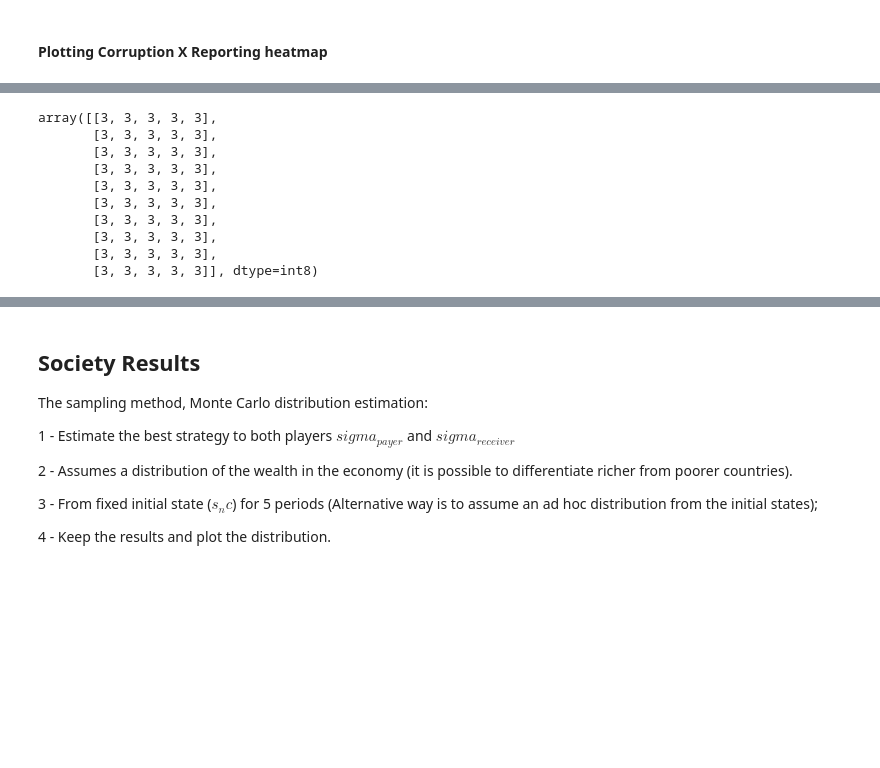
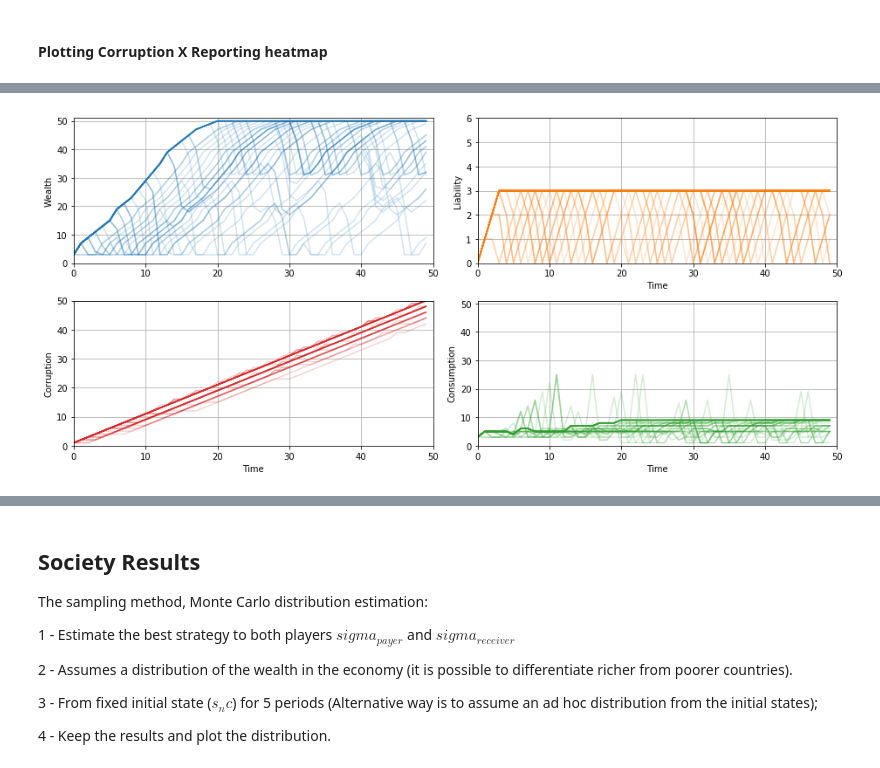
Before and after one commit to caxaxa/Corruption_Game, a Jupyter notebook: Corruption_game_leniency_and_non_trial_resolutions.ipynb, the cells around one changed output, grey strips where cells are left out. Drawn from its saved outputs; the diff is of its cells as text; code cells hidden in the pictures; blank space fills up the shorter version.

```diff
--- a/Corruption_game_leniency_and_non_trial_resolutions.ipynb
+++ b/Corruption_game_leniency_and_non_trial_resolutions.ipynb
@@ -1288,7 +1288,6 @@ def get_X_prime(X, X_unique, D_unique, sigma):
             Si_prime = get_Si_prime(X[2],di,X[4])[0]
         else:
             Si_prime = get_Si_prime(X[2],di,X[4])[1]
-            shade_count += 1
 
 
     Sj_prime = get_Sj_prime(X[2],di,X[4],Si_prime)
@@ -1299,9 +1298,9 @@ def get_X_prime(X, X_unique, D_unique, sigma):
 
 def get_X_path(time,X_unique, D_unique, sigma):
     path = np.zeros((time,len(X_unique[0])),dtype = np.int8 )
-    path[0] = get_X_prime(X_unique[0],X_unique, D_unique, sigma)[0]
+    path[0] = get_X_prime(X_unique[0],X_unique, D_unique, sigma)
     for t in range(1,time):
-        path[t] = get_X_prime(path[t-1],X_unique, D_unique,sigma)[0]
+        path[t] = get_X_prime(path[t-1],X_unique, D_unique,sigma)
     return path
 
 def get_D_path(path,sigma,X_unique, D_unique):
@@ -1617,10 +1658,10 @@ def plot_path_to_steady_state(matrix,results,obs,paths):
 
     for i in range(paths):
         path_X, path_D, acc = get_paths(matrix, results,obs)
-        ax[0,0].plot(np.arange(len(path_X)),  path_X[:,0], label = 'Wealth', color='tab:blue', alpha = 0.2)
-        ax[1,0].plot(np.arange(len(path_X)),  acc , label = 'Corruption', color='tab:red', alpha = 0.2)
-        ax[0,1].plot(np.arange(len(path_X)),  path_X[:,1], label = 'Liability', color='tab:orange', alpha = 0.2)
-        ax[1,1].plot(np.arange(len(path_X)), path_X[:,0] - path_D[:,1], label = 'Savings', color='tab:green', alpha = 0.2)
+        ax[0,0].plot(np.arange(obs),  path_X[:,0], label = 'Wealth', color='tab:blue', alpha = 0.2)
+        ax[1,0].plot(np.arange(obs),  acc , label = 'Corruption', color='tab:red', alpha = 0.2)
+        ax[0,1].plot(np.arange(obs),  path_X[:,1], label = 'Liability', color='tab:orange', alpha = 0.2)
+        ax[1,1].plot(np.arange(obs), path_X[:,0] - path_D[:,1], label = 'Savings', color='tab:green', alpha = 0.2)
 
 
 
@@ -1643,13 +1674,0 @@ path_X, path_D, acc = get_paths(matrix, results,10)
-# %%
-path_X
-# %% [output]
-array([[3, 3, 3, 3, 3],
-       [3, 3, 3, 3, 3],
-       [3, 3, 3, 3, 3],
-       [3, 3, 3, 3, 3],
-       [3, 3, 3, 3, 3],
-       [3, 3, 3, 3, 3],
-       [3, 3, 3, 3, 3],
-       [3, 3, 3, 3, 3],
-       [3, 3, 3, 3, 3],
-       [3, 3, 3, 3, 3]], dtype=int8)
@@ -1659,0 +1677,4 @@ acc[0]= 500
+# %%
+plot_path_to_steady_state(matrix_2,results,50, 50)
+# %% [output]
+[figure, added]
```
Also changed, not shown: parts of 22 cells of this notebook, 5 other files.
